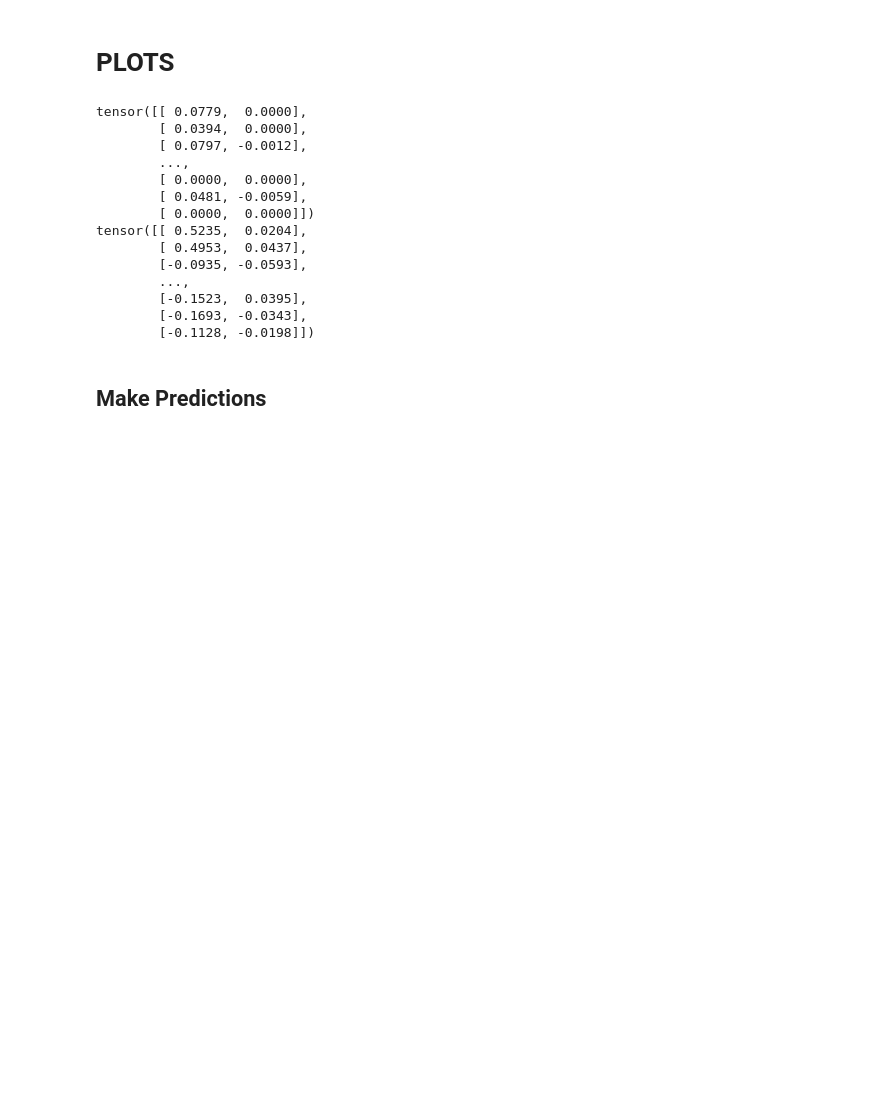
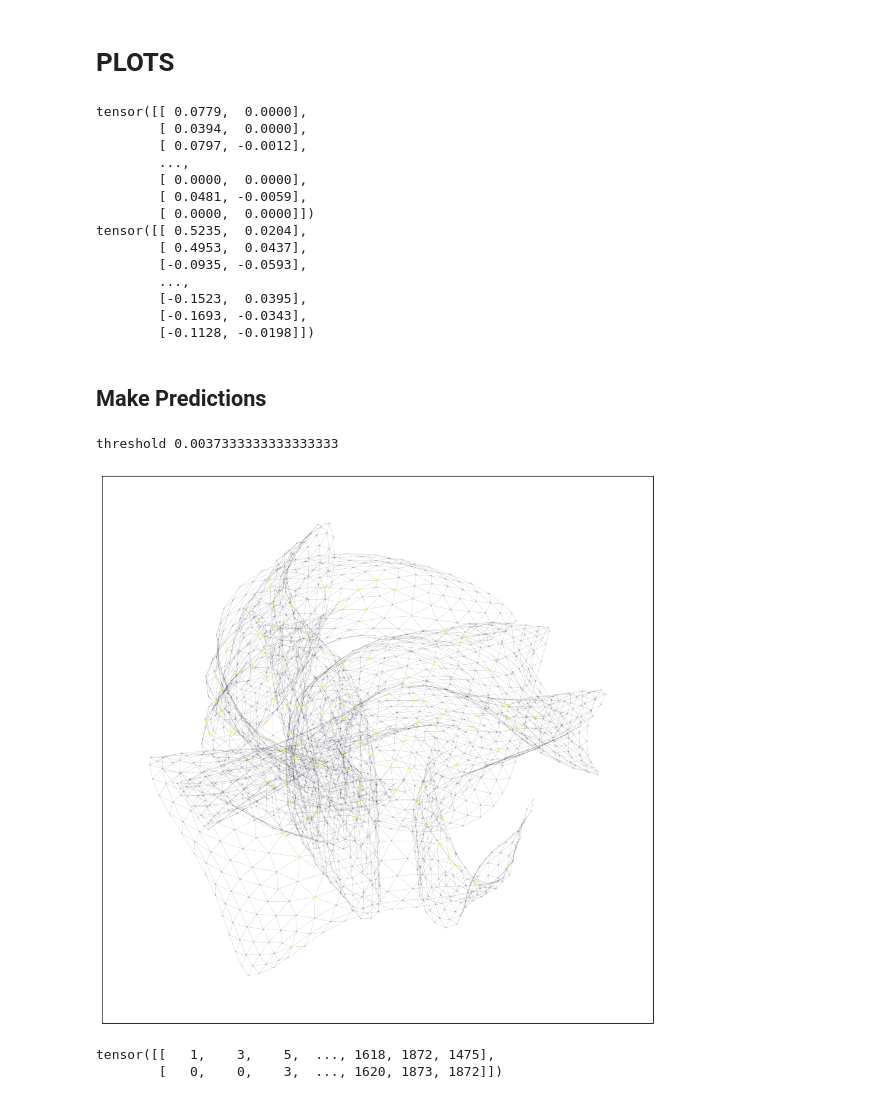
Before and after one commit to oyvinkm/SST_GNN, a Jupyter notebook: code/run.ipynb, the cells around one changed output. Saved outputs shown, nothing was run; the diff lists cells and outputs as text; code cells hidden in the pictures; blank space fills up the shorter version.

```diff
--- a/code/run.ipynb
+++ b/code/run.ipynb
@@ -531,19 +531,27 @@ tensor([[ 0.5235,  0.0204],
 # %% [markdown]
 ## Make Predictions
 # %%
-G = to_networkx(cylinder_data, to_undirected=True)
+G = to_networkx(dataset[0], to_undirected=True)
 pos = nx.spring_layout(G, seed=42)
 cent = nx.degree_centrality(G)
 node_size = list(map(lambda x: x * 500, cent.values()))
 cent_array = np.array(list(cent.values()))
 threshold = sorted(cent_array, reverse=True)[10]
 print("threshold", threshold)
 cent_bin = np.where(cent_array >= threshold, 1, 0.1)
 plt.figure(figsize=(12, 12))
 nodes = nx.draw_networkx_nodes(G, pos, node_size=node_size,
                                cmap=plt.cm.plasma,
                                node_color=cent_bin,
                                nodelist=list(cent.keys()),
                                alpha=cent_bin)
 edges = nx.draw_networkx_edges(G, pos, width=0.25, alpha=0.3)
 plt.show()
+# %% [output]
+threshold 0.0037333333333333333
+[figure, added]
+# %%
+print(dataset[0].edge_index)
+# %% [output]
+tensor([[   1,    3,    5,  ..., 1618, 1872, 1475],
+        [   0,    0,    3,  ..., 1620, 1873, 1872]])
```
Also changed, not shown: parts of 2 cells of this notebook, 1 other file.
